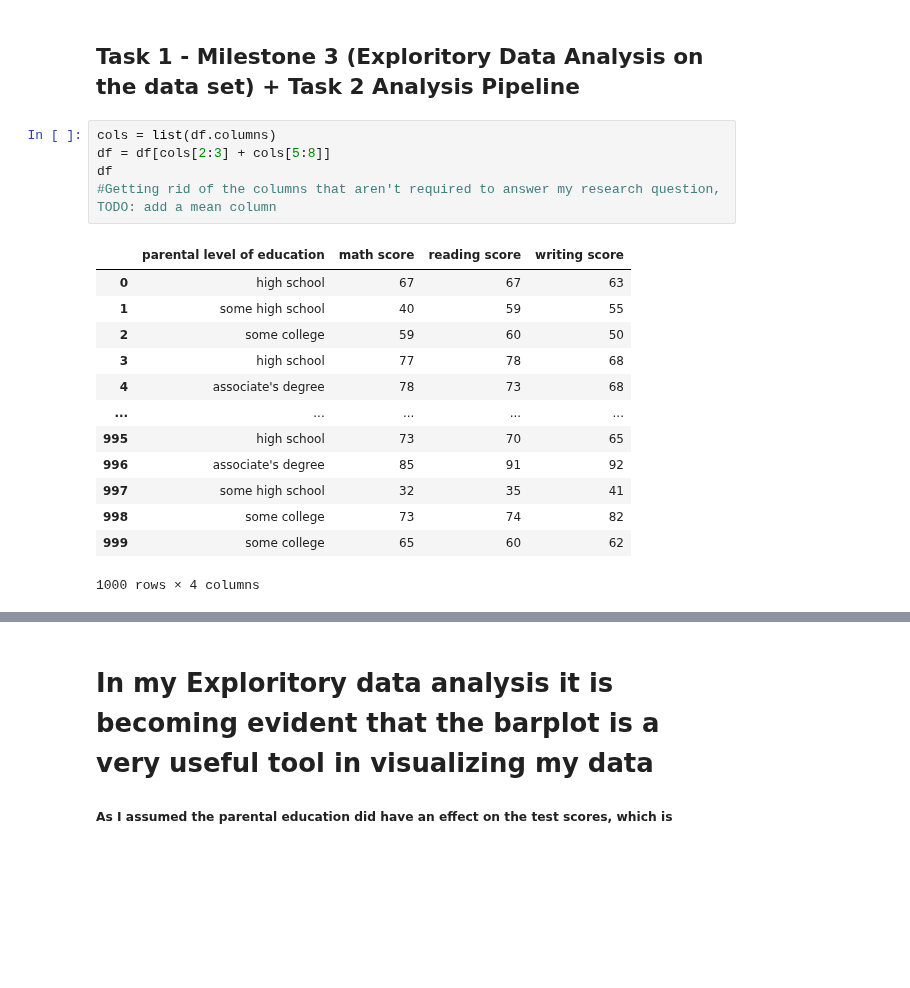
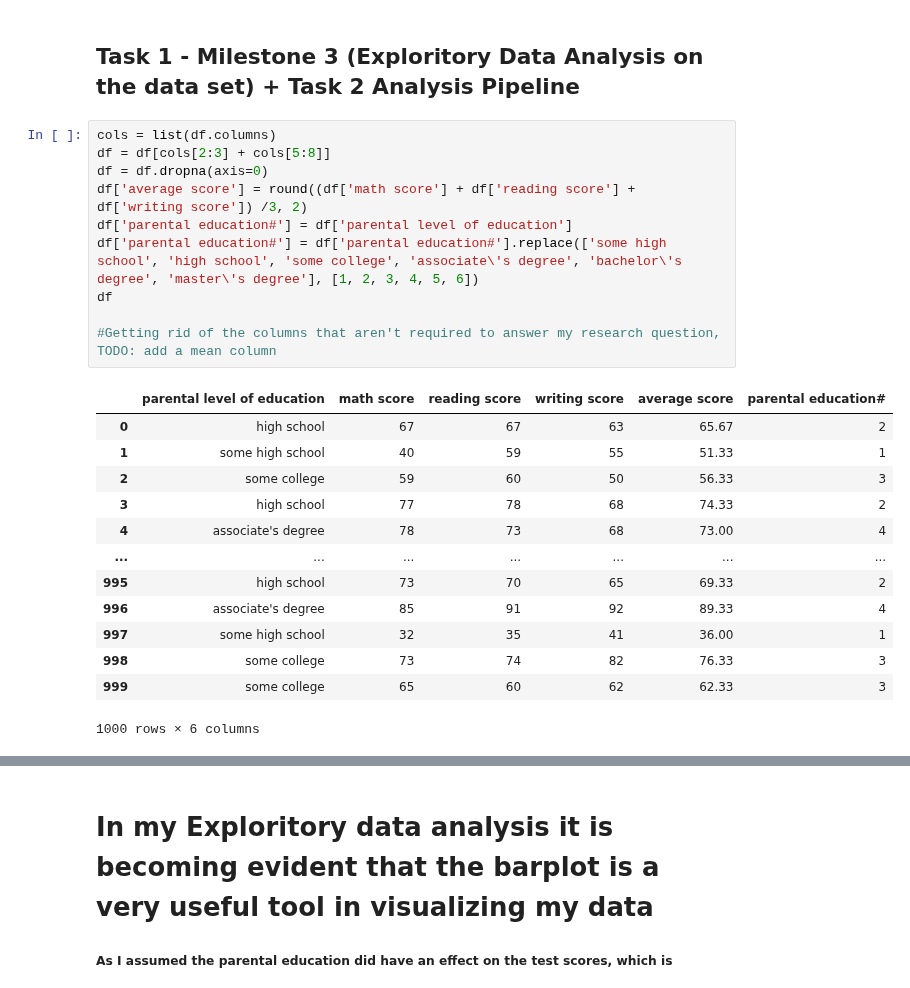
Before and after one commit to ubco-W2022T1-cosc301/project-group01, a Jupyter notebook: notebooks/analysis1.ipynb, the cells around one changed output, grey strips where cells are left out. Drawn from its saved outputs; the diff is of its cells as text; blank space fills up the shorter version.

```diff
--- a/notebooks/analysis1.ipynb
+++ b/notebooks/analysis1.ipynb
@@ -34,22 +34,27 @@ print(df)
 # %%
 cols = list(df.columns)
 df = df[cols[2:3] + cols[5:8]]
+df = df.dropna(axis=0)
+df['average score'] = round((df['math score'] + df['reading score'] + df['writing score']) /3, 2)
+df['parental education#'] = df['parental level of education']
+df['parental education#'] = df['parental education#'].replace(['some high school', 'high school', 'some college', 'associate\'s degree', 'bachelor\'s degree', 'master\'s degree'], [1, 2, 3, 4, 5, 6])
 df
+
 #Getting rid of the columns that aren't required to answer my research question, TODO: add a mean column
 # %% [output]
-|  | parental level of education | math score | reading score | writing score |
-| 0 | high school | 67 | 67 | 63 |
-| 1 | some high school | 40 | 59 | 55 |
-| 2 | some college | 59 | 60 | 50 |
-| 3 | high school | 77 | 78 | 68 |
-| 4 | associate's degree | 78 | 73 | 68 |
-| ... | ... | ... | ... | ... |
-| 995 | high school | 73 | 70 | 65 |
-| 996 | associate's degree | 85 | 91 | 92 |
-| 997 | some high school | 32 | 35 | 41 |
-| 998 | some college | 73 | 74 | 82 |
-| 999 | some college | 65 | 60 | 62 |
+|  | parental level of education | math score | reading score | writing score | average score | parental education# |
+| 0 | high school | 67 | 67 | 63 | 65.67 | 2 |
+| 1 | some high school | 40 | 59 | 55 | 51.33 | 1 |
+| 2 | some college | 59 | 60 | 50 | 56.33 | 3 |
+| 3 | high school | 77 | 78 | 68 | 74.33 | 2 |
+| 4 | associate's degree | 78 | 73 | 68 | 73.00 | 4 |
+| ... | ... | ... | ... | ... | ... | ... |
+| 995 | high school | 73 | 70 | 65 | 69.33 | 2 |
+| 996 | associate's degree | 85 | 91 | 92 | 89.33 | 4 |
+| 997 | some high school | 32 | 35 | 41 | 36.00 | 1 |
+| 998 | some college | 73 | 74 | 82 | 76.33 | 3 |
+| 999 | some college | 65 | 60 | 62 | 62.33 | 3 |
-1000 rows × 4 columns
+1000 rows × 6 columns
 # %%
 import matplotlib.pylab as plt
 import seaborn as sns
```
Also changed, not shown: parts of 8 cells of this notebook.
